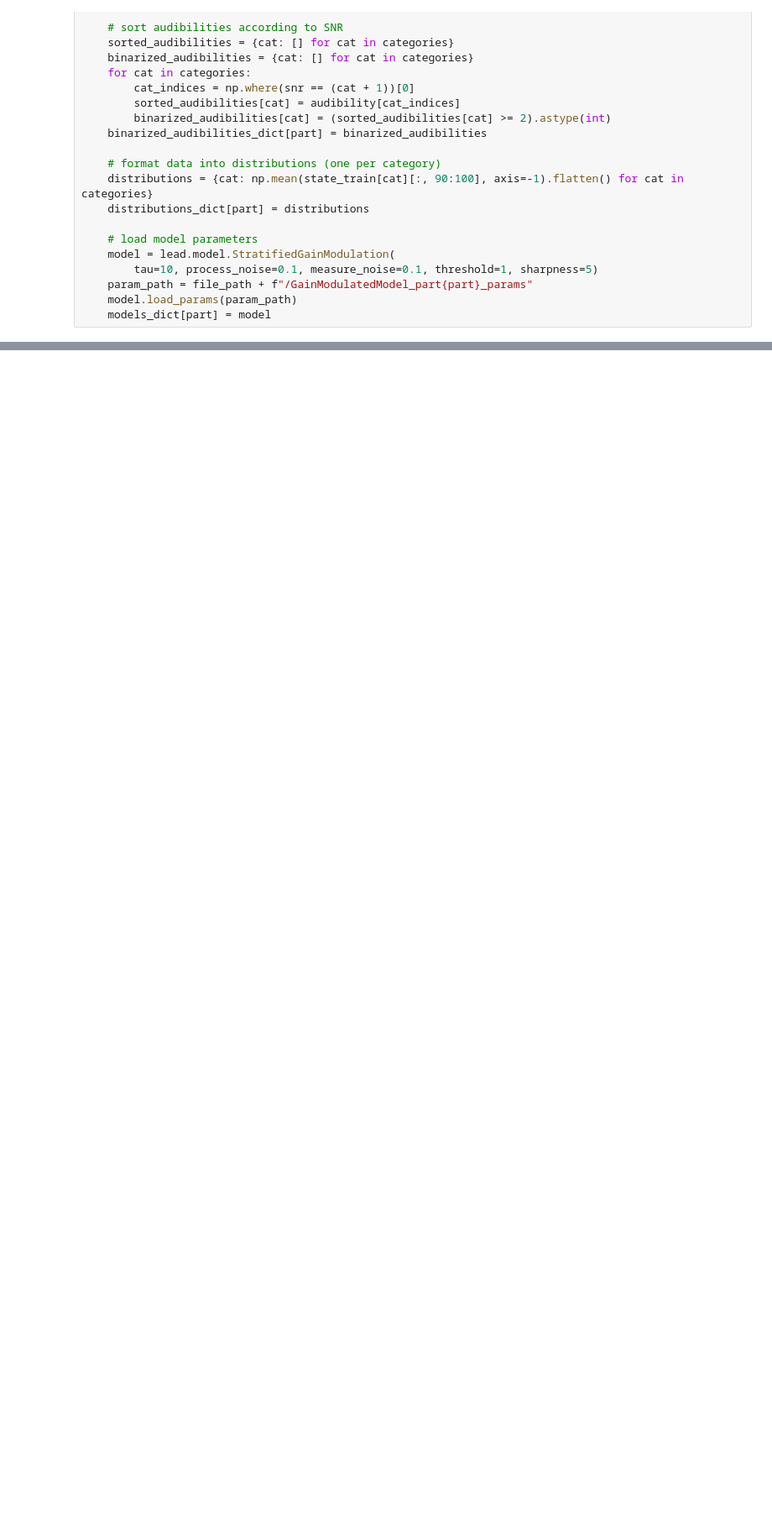
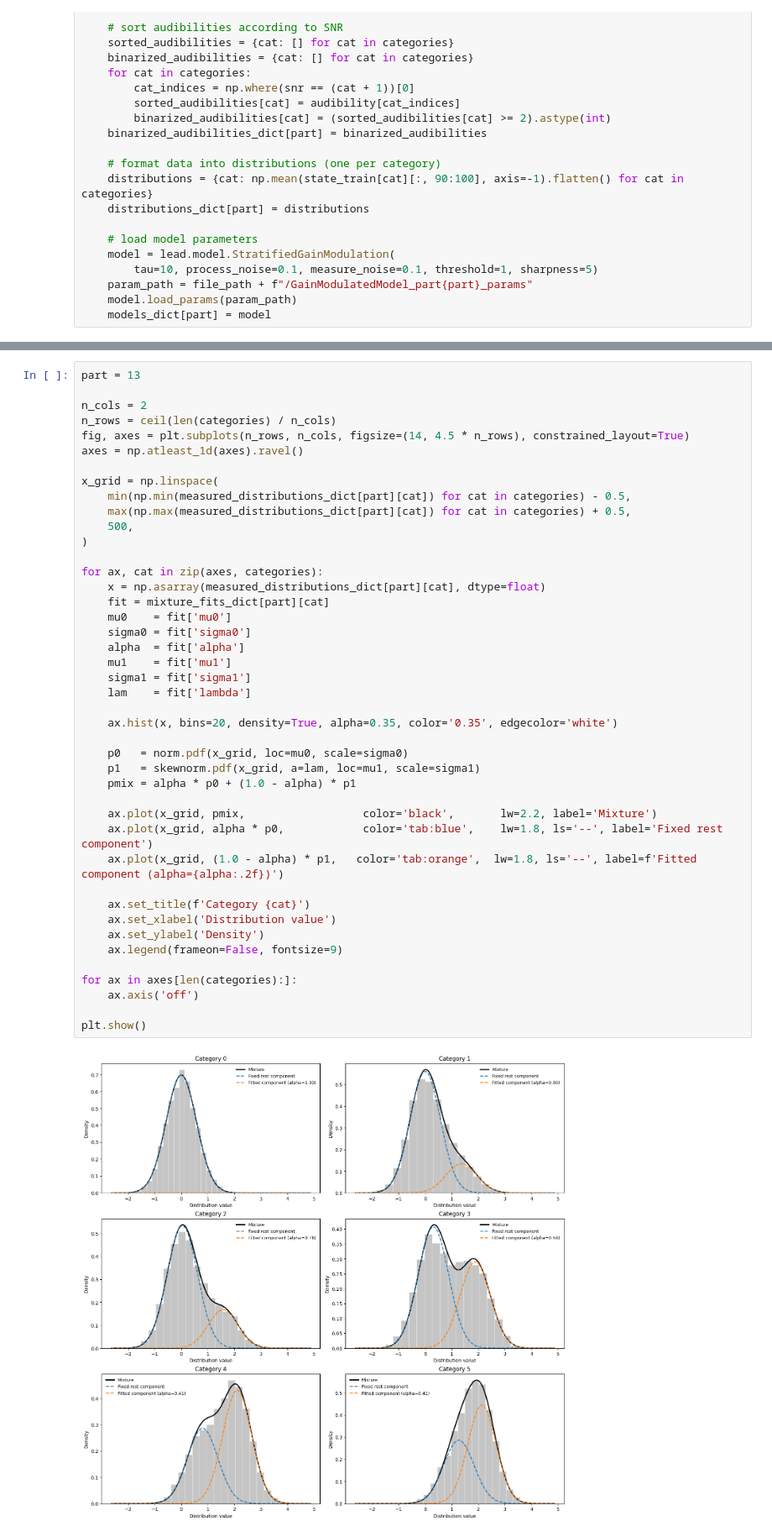
Before and after one commit to ThoHardy/SOUNDMODEL, a Jupyter notebook: Behavioral_Predictions 2.ipynb, the cells around one changed output, grey strips where cells are left out. Shown at 84% size. Saved outputs shown, nothing was run; the diff lists cells and outputs as text; blank space fills up the shorter version.

```diff
--- a/Behavioral_Predictions 2.ipynb
+++ b/Behavioral_Predictions 2.ipynb
@@ -643,0 +481,45 @@ plt.show()
+# %%
+part = 13
+
+n_cols = 2
+n_rows = ceil(len(categories) / n_cols)
+fig, axes = plt.subplots(n_rows, n_cols, figsize=(14, 4.5 * n_rows), constrained_layout=True)
+axes = np.atleast_1d(axes).ravel()
+
+x_grid = np.linspace(
+    min(np.min(measured_distributions_dict[part][cat]) for cat in categories) - 0.5,
+    max(np.max(measured_distributions_dict[part][cat]) for cat in categories) + 0.5,
+    500,
+)
+
+for ax, cat in zip(axes, categories):
+    x = np.asarray(measured_distributions_dict[part][cat], dtype=float)
+    fit = mixture_fits_dict[part][cat]
+    mu0    = fit['mu0']
+    sigma0 = fit['sigma0']
+    alpha  = fit['alpha']
+    mu1    = fit['mu1']
+    sigma1 = fit['sigma1']
+    lam    = fit['lambda']
+
+    ax.hist(x, bins=20, density=True, alpha=0.35, color='0.35', edgecolor='white')
+
+    p0   = norm.pdf(x_grid, loc=mu0, scale=sigma0)
+    p1   = skewnorm.pdf(x_grid, a=lam, loc=mu1, scale=sigma1)
+    pmix = alpha * p0 + (1.0 - alpha) * p1
+
+    ax.plot(x_grid, pmix,                  color='black',       lw=2.2, label='Mixture')
+    ax.plot(x_grid, alpha * p0,            color='tab:blue',    lw=1.8, ls='--', label='Fixed rest component')
+    ax.plot(x_grid, (1.0 - alpha) * p1,   color='tab:orange',  lw=1.8, ls='--', label=f'Fitted component (alpha={alpha:.2f})')
+
+    ax.set_title(f'Category {cat}')
+    ax.set_xlabel('Distribution value')
+    ax.set_ylabel('Density')
+    ax.legend(frameon=False, fontsize=9)
+
+for ax in axes[len(categories):]:
+    ax.axis('off')
+
+plt.show()
+# %% [output]
+[figure, new version]
```
Also changed, not shown: parts of 8 cells of this notebook, 1 other file.
